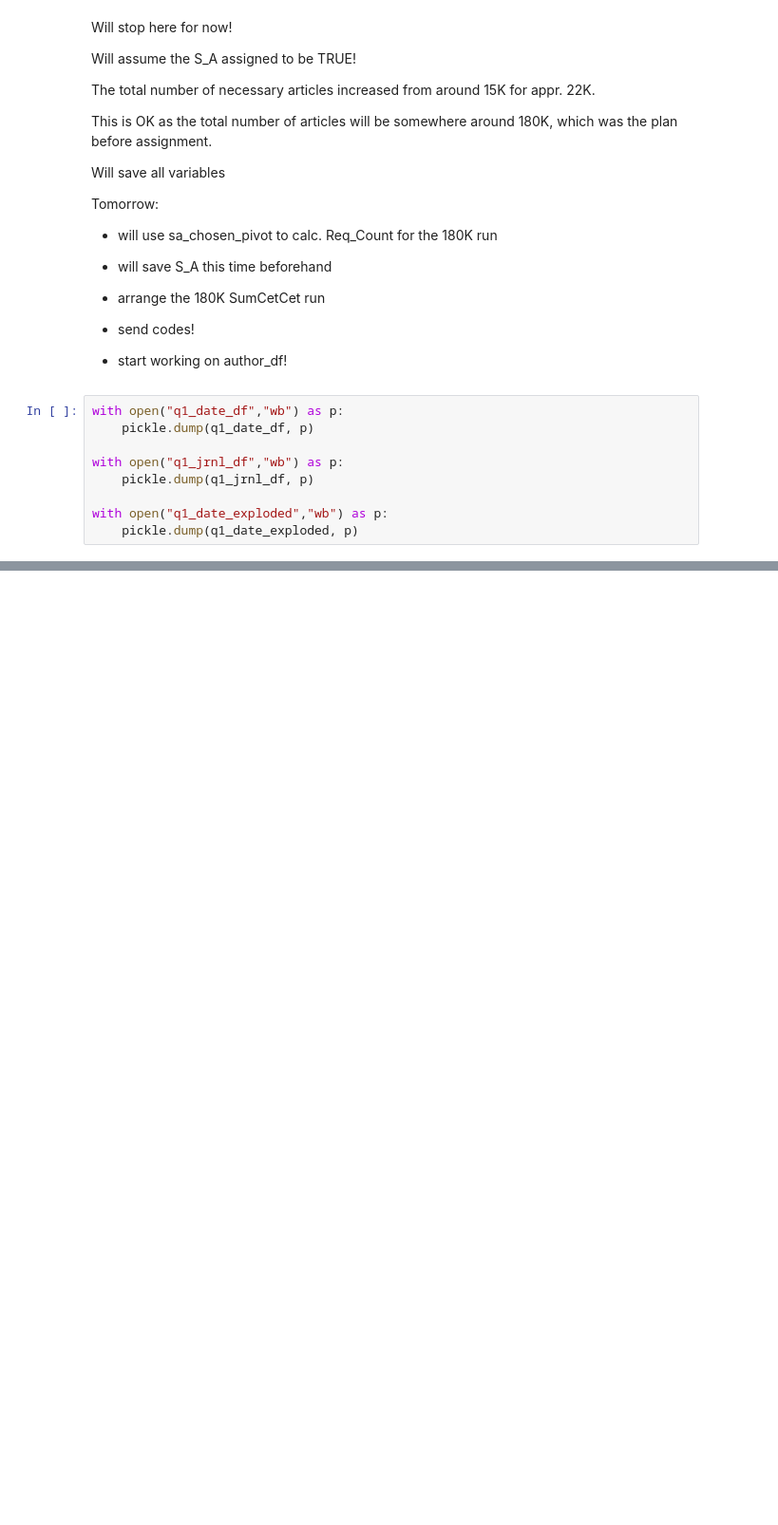
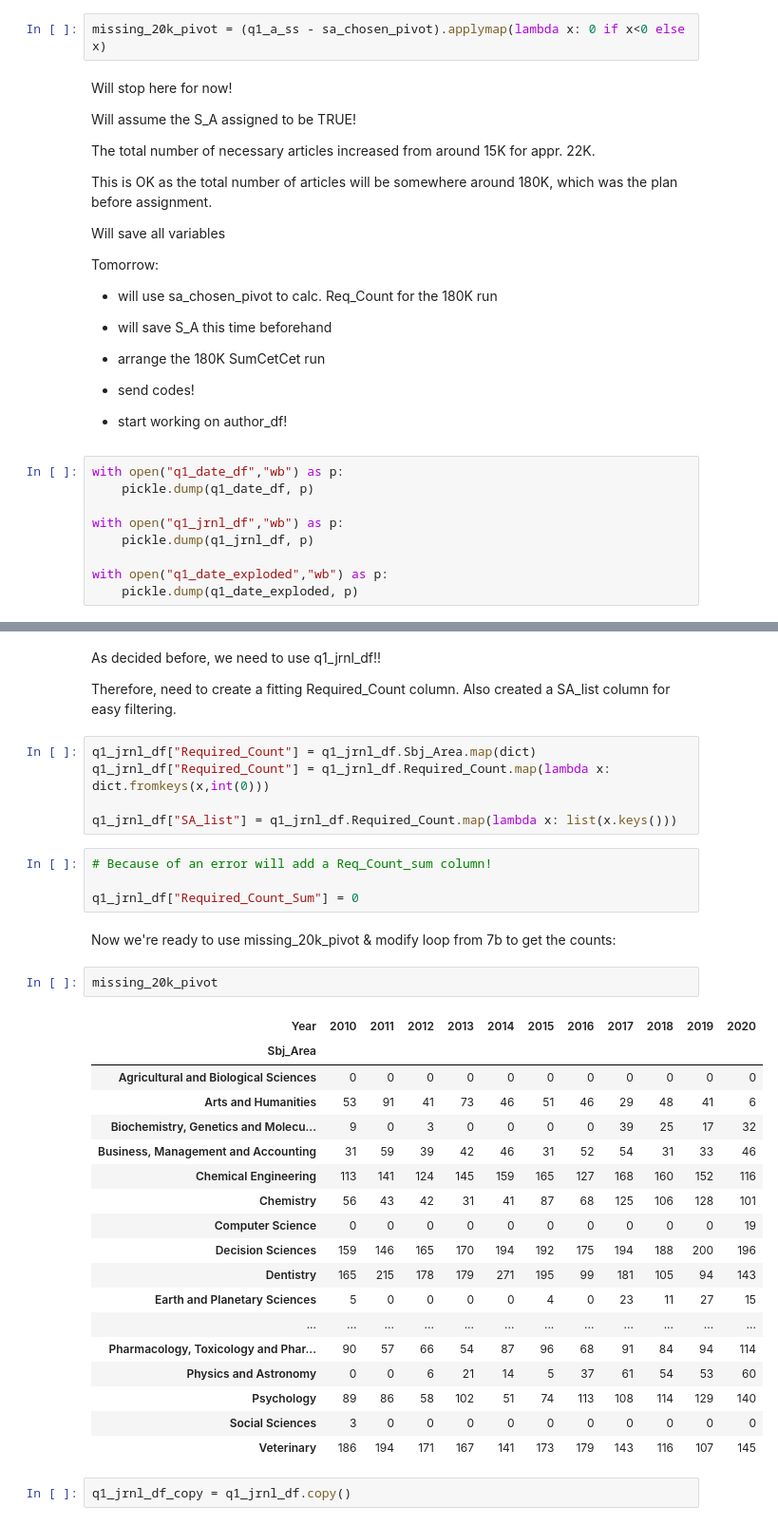
Before and after one commit to Oz-like-the-Wizard/Investigating-the-delay-times-in-academic-publishing, a Jupyter notebook: part7e_-final_extraction_part_2.ipynb, the cells around one changed output, grey strips where cells are left out. Shown: that part at 95% size. Saved outputs shown, nothing was run; the diff lists cells and outputs as text; blank space fills up the shorter version.

```diff
--- a/part7e_-final_extraction_part_2.ipynb
+++ b/part7e_-final_extraction_part_2.ipynb
@@ -760,6 +760,8 @@ sa_chosen_pivot = pd.pivot_table(data=q1_date_df, columns="JRNL_YEAR", index="Ch
 (q1_a_ss - sa_chosen_pivot).applymap(lambda x: 0 if x<0 else x).sum().sum()
 # %% [output]
 21856
+# %%
+missing_20k_pivot = (q1_a_ss - sa_chosen_pivot).applymap(lambda x: 0 if x<0 else x)
 # %% [markdown]
 Will stop here for now!
 
@@ -790,0 +804,38 @@ with open("q1_date_exploded","wb") as p:
+# %% [markdown]
+As decided before, we need to use q1_jrnl_df!!
+
+Therefore, need to create a fitting Required_Count column. Also created a SA_list column for easy filtering.
+# %%
+q1_jrnl_df["Required_Count"] = q1_jrnl_df.Sbj_Area.map(dict)
+q1_jrnl_df["Required_Count"] = q1_jrnl_df.Required_Count.map(lambda x: dict.fromkeys(x,int(0)))
+
+q1_jrnl_df["SA_list"] = q1_jrnl_df.Required_Count.map(lambda x: list(x.keys()))
+# %%
+# Because of an error will add a Req_Count_sum column!
+
+q1_jrnl_df["Required_Count_Sum"] = 0
+# %% [markdown]
+Now we're ready to use missing_20k_pivot & modify loop from 7b to get the counts:
+# %%
+missing_20k_pivot
+# %% [output]
+| Year | 2010 | 2011 | 2012 | 2013 | 2014 | 2015 | 2016 | 2017 | 2018 | 2019 | 2020 |
+| Sbj_Area |  |  |  |  |  |  |  |  |  |  |  |
+| Agricultural and Biological Sciences | 0 | 0 | 0 | 0 | 0 | 0 | 0 | 0 | 0 | 0 | 0 |
+| Arts and Humanities | 53 | 91 | 41 | 73 | 46 | 51 | 46 | 29 | 48 | 41 | 6 |
+| Biochemistry, Genetics and Molecu... | 9 | 0 | 3 | 0 | 0 | 0 | 0 | 39 | 25 | 17 | 32 |
+| Business, Management and Accounting | 31 | 59 | 39 | 42 | 46 | 31 | 52 | 54 | 31 | 33 | 46 |
+| Chemical Engineering | 113 | 141 | 124 | 145 | 159 | 165 | 127 | 168 | 160 | 152 | 116 |
+| Chemistry | 56 | 43 | 42 | 31 | 41 | 87 | 68 | 125 | 106 | 128 | 101 |
+| Computer Science | 0 | 0 | 0 | 0 | 0 | 0 | 0 | 0 | 0 | 0 | 19 |
+| Decision Sciences | 159 | 146 | 165 | 170 | 194 | 192 | 175 | 194 | 188 | 200 | 196 |
+| Dentistry | 165 | 215 | 178 | 179 | 271 | 195 | 99 | 181 | 105 | 94 | 143 |
+| Earth and Planetary Sciences | 5 | 0 | 0 | 0 | 0 | 4 | 0 | 23 | 11 | 27 | 15 |
+| ... | ... | ... | ... | ... | ... | ... | ... | ... | ... | ... | ... |
+| Pharmacology, Toxicology and Phar... | 90 | 57 | 66 | 54 | 87 | 96 | 68 | 91 | 84 | 94 | 114 |
+| Physics and Astronomy | 0 | 0 | 6 | 21 | 14 | 5 | 37 | 61 | 54 | 53 | 60 |
+| Psychology | 89 | 86 | 58 | 102 | 51 | 74 | 113 | 108 | 114 | 129 | 140 |
+| Social Sciences | 3 | 0 | 0 | 0 | 0 | 0 | 0 | 0 | 0 | 0 | 0 |
+| Veterinary | 186 | 194 | 171 | 167 | 141 | 173 | 179 | 143 | 116 | 107 | 145 |
+# %%
+q1_jrnl_df_copy = q1_jrnl_df.copy()
```
Also changed, not shown: parts of 35 cells of this notebook, 4 other files.
